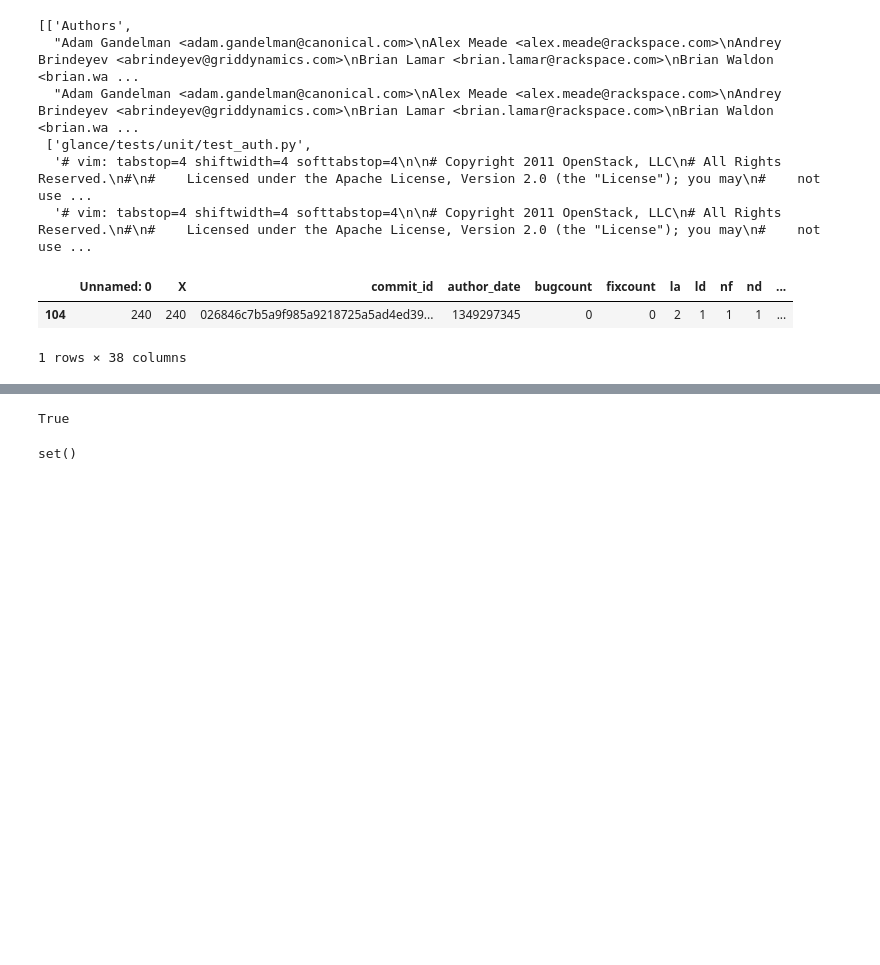
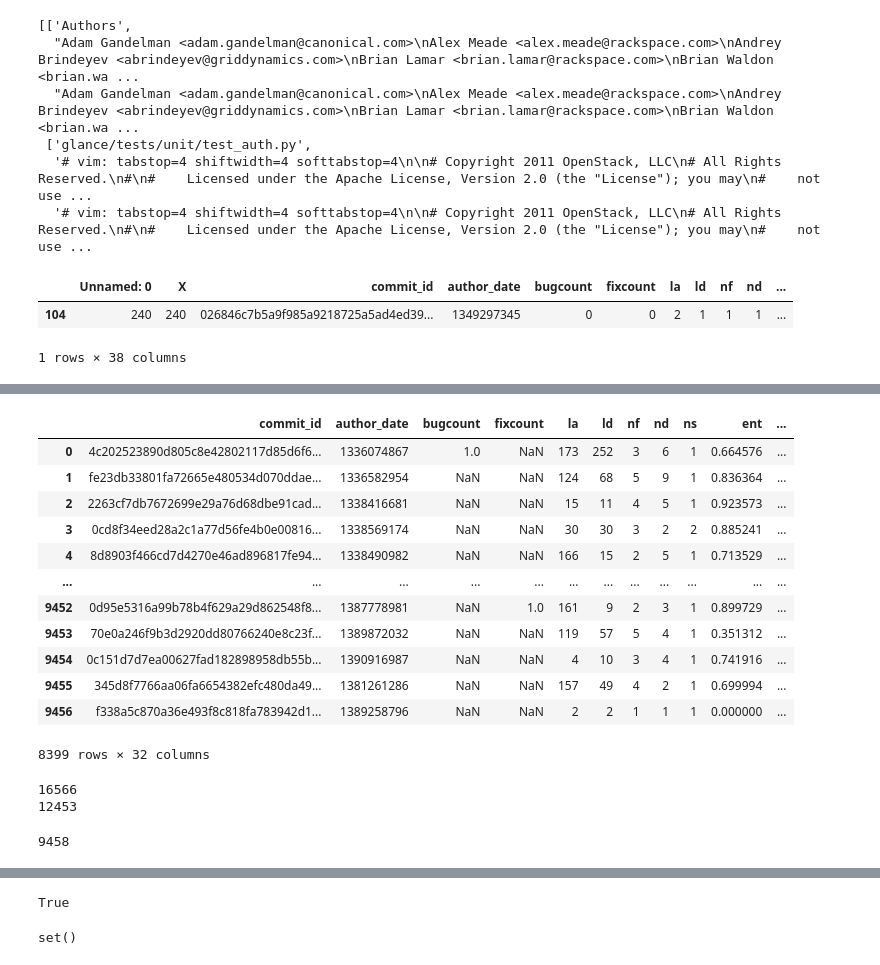
Before and after one commit to uw-swag/jit-bugpred, a Jupyter notebook: notebooks/moving_target.ipynb, the cells around one changed output, grey strips where cells are left out. Saved outputs shown, nothing was run; the diff lists cells and outputs as text; code cells hidden in the pictures; blank space fills up the shorter version.

```diff
--- a/notebooks/moving_target.ipynb
+++ b/notebooks/moving_target.ipynb
@@ -426,0 +548,28 @@ df1[df1['commit_id'] == '026846c7b5a9f985a9218725a5ad4ed391a2aef0']
+# %%
+lowfile = merged[merged['nf'] <= 5]
+lowfile
+# %% [output]
+|  | commit_id | author_date | bugcount | fixcount | la | ld | nf | nd | ns | ent | ... |
+| 0 | 4c202523890d805c8e42802117d85d6f6... | 1336074867 | 1.0 | NaN | 173 | 252 | 3 | 6 | 1 | 0.664576 | ... |
+| 1 | fe23db33801fa72665e480534d070ddae... | 1336582954 | NaN | NaN | 124 | 68 | 5 | 9 | 1 | 0.836364 | ... |
+| 2 | 2263cf7db7672699e29a76d68dbe91cad... | 1338416681 | NaN | NaN | 15 | 11 | 4 | 5 | 1 | 0.923573 | ... |
+| 3 | 0cd8f34eed28a2c1a77d56fe4b0e00816... | 1338569174 | NaN | NaN | 30 | 30 | 3 | 2 | 2 | 0.885241 | ... |
+| 4 | 8d8903f466cd7d4270e46ad896817fe94... | 1338490982 | NaN | NaN | 166 | 15 | 2 | 5 | 1 | 0.713529 | ... |
+| ... | ... | ... | ... | ... | ... | ... | ... | ... | ... | ... | ... |
+| 9452 | 0d95e5316a99b78b4f629a29d862548f8... | 1387778981 | NaN | 1.0 | 161 | 9 | 2 | 3 | 1 | 0.899729 | ... |
+| 9453 | 70e0a246f9b3d2920dd80766240e8c23f... | 1389872032 | NaN | NaN | 119 | 57 | 5 | 4 | 1 | 0.351312 | ... |
+| 9454 | 0c151d7d7ea00627fad182898958db55b... | 1390916987 | NaN | NaN | 4 | 10 | 3 | 4 | 1 | 0.741916 | ... |
+| 9455 | 345d8f7766aa06fa6654382efc480da49... | 1381261286 | NaN | NaN | 157 | 49 | 4 | 2 | 1 | 0.699994 | ... |
+| 9456 | f338a5c870a36e493f8c818fa783942d1... | 1389258796 | NaN | NaN | 2 | 2 | 1 | 1 | 1 | 0.000000 | ... |
+8399 rows × 32 columns
+# %%
+# number of files in commits with less than 5 changed files.
+print(sum([len(v) for k, v in subtrees.items() if len(v) <= 5]))
+print(sum([len(v) for k, v in subtrees.items() if len(v) > 5]))
+# %% [output]
+16566
+12453
+# %%
+len(merged)
+# %% [output]
+9458
```
Also changed, not shown: parts of 36 cells of this notebook, 2 other files.
